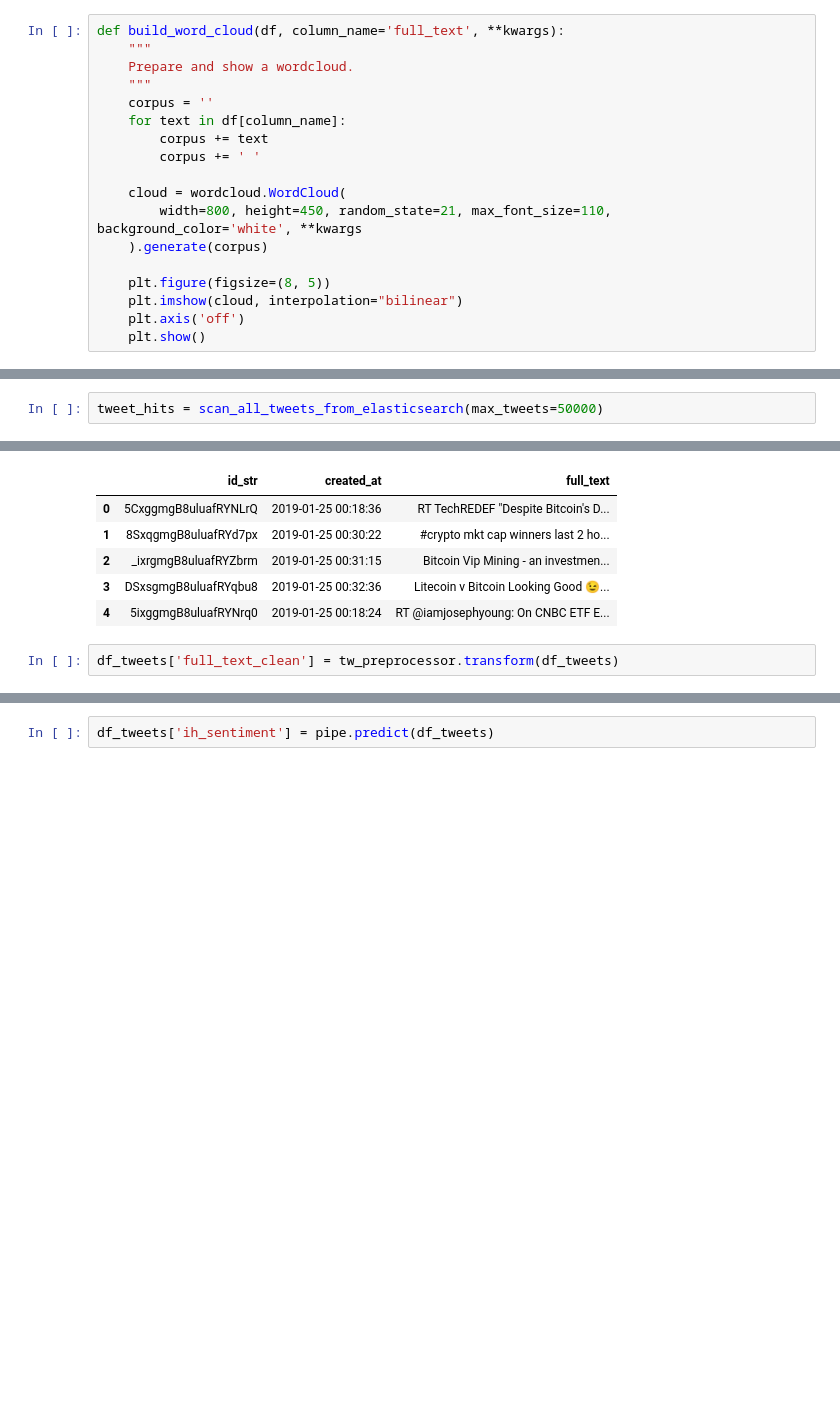
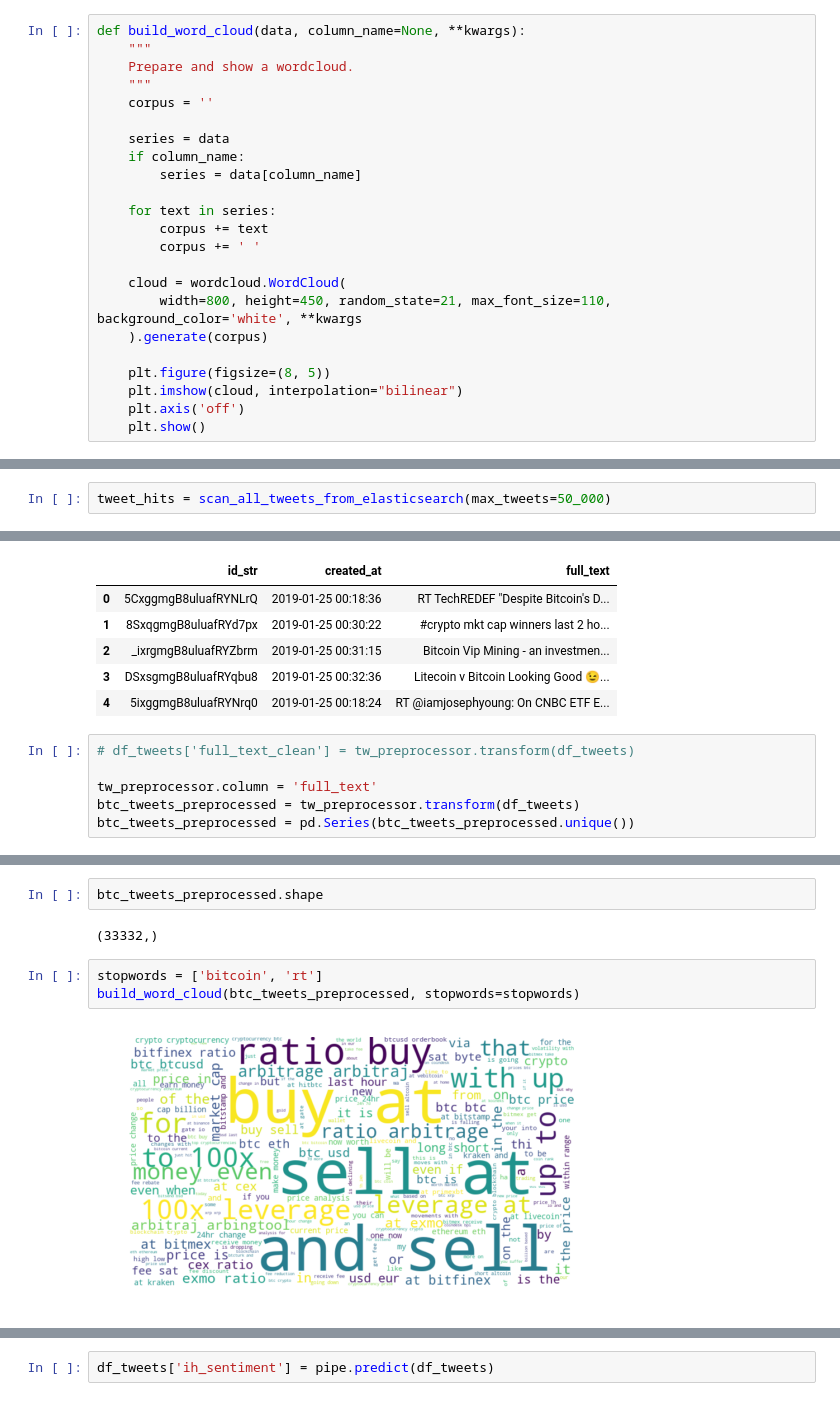
Before and after one commit to fund3/sentiment-dashboard, a Jupyter notebook: Analysis.ipynb, the cells around one changed output, grey strips where cells are left out. Saved outputs shown, nothing was run; the diff lists cells and outputs as text; blank space fills up the shorter version.

```diff
--- a/Analysis.ipynb
+++ b/Analysis.ipynb
@@ -319,12 +444,17 @@ pipe.predict(example)
 # %% [markdown]
 ## 5. Wordclouds
 # %%
-def build_word_cloud(df, column_name='full_text', **kwargs):
+def build_word_cloud(data, column_name=None, **kwargs):
     """
     Prepare and show a wordcloud.
     """
     corpus = ''
-    for text in df[column_name]:
+
+    series = data
+    if column_name:
+        series = data[column_name]
+
+    for text in series:
         corpus += text
         corpus += ' '
 
@@ -374,7 +492,7 @@ array([1])
 # %% [markdown]
 ### 6.2. Get tweets from elasticsearch
 # %%
-tweet_hits = scan_all_tweets_from_elasticsearch(max_tweets=50000)
+tweet_hits = scan_all_tweets_from_elasticsearch(max_tweets=50_000)
 # %%
 len(tweet_hits)
 # %% [output]
@@ -394,5 +512,9 @@ df_tweets.head()
 | 2 | _ixrgmgB8uluafRYZbrm | 2019-01-25 00:31:15 | Bitcoin Vip Mining - an investmen... |
 | 3 | DSxsgmgB8uluafRYqbu8 | 2019-01-25 00:32:36 | Litecoin v Bitcoin Looking Good 😉... |
 | 4 | 5ixggmgB8uluafRYNrq0 | 2019-01-25 00:18:24 | RT @iamjosephyoung: On CNBC ETF E... |
-# %%
-df_tweets['full_text_clean'] = tw_preprocessor.transform(df_tweets)
+# %%
+# df_tweets['full_text_clean'] = tw_preprocessor.transform(df_tweets)
+
+tw_preprocessor.column = 'full_text'
+btc_tweets_preprocessed = tw_preprocessor.transform(df_tweets)
+btc_tweets_preprocessed = pd.Series(btc_tweets_preprocessed.unique())
@@ -398,0 +530,9 @@ df_tweets['full_text_clean'] = tw_preprocessor.transform(df_tweets)
+# %%
+btc_tweets_preprocessed.shape
+# %% [output]
+(33332,)
+# %%
+stopwords = ['bitcoin', 'rt']
+build_word_cloud(btc_tweets_preprocessed, stopwords=stopwords)
+# %% [output]
+[figure, added]
```
Also changed, not shown: parts of 107 cells of this notebook, 1 other file.
